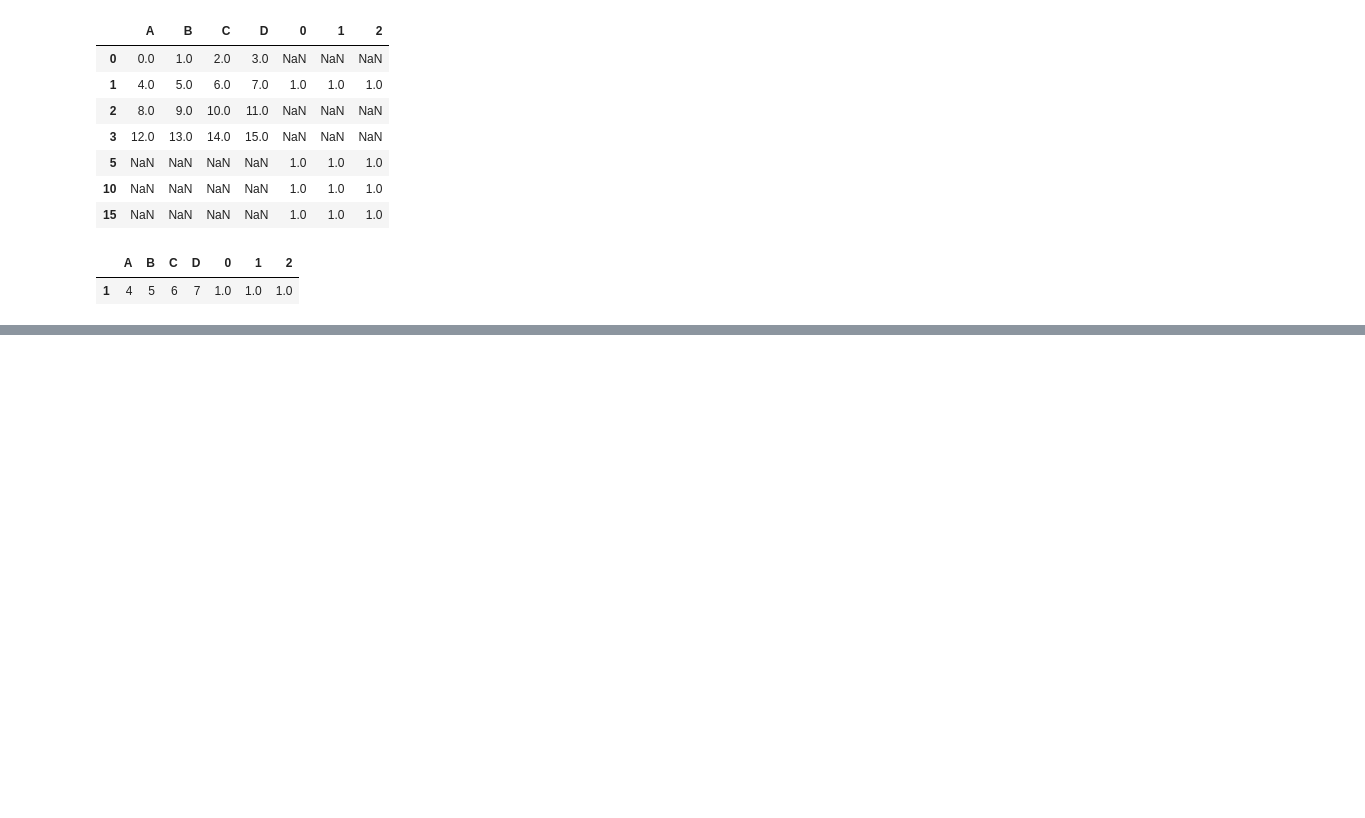
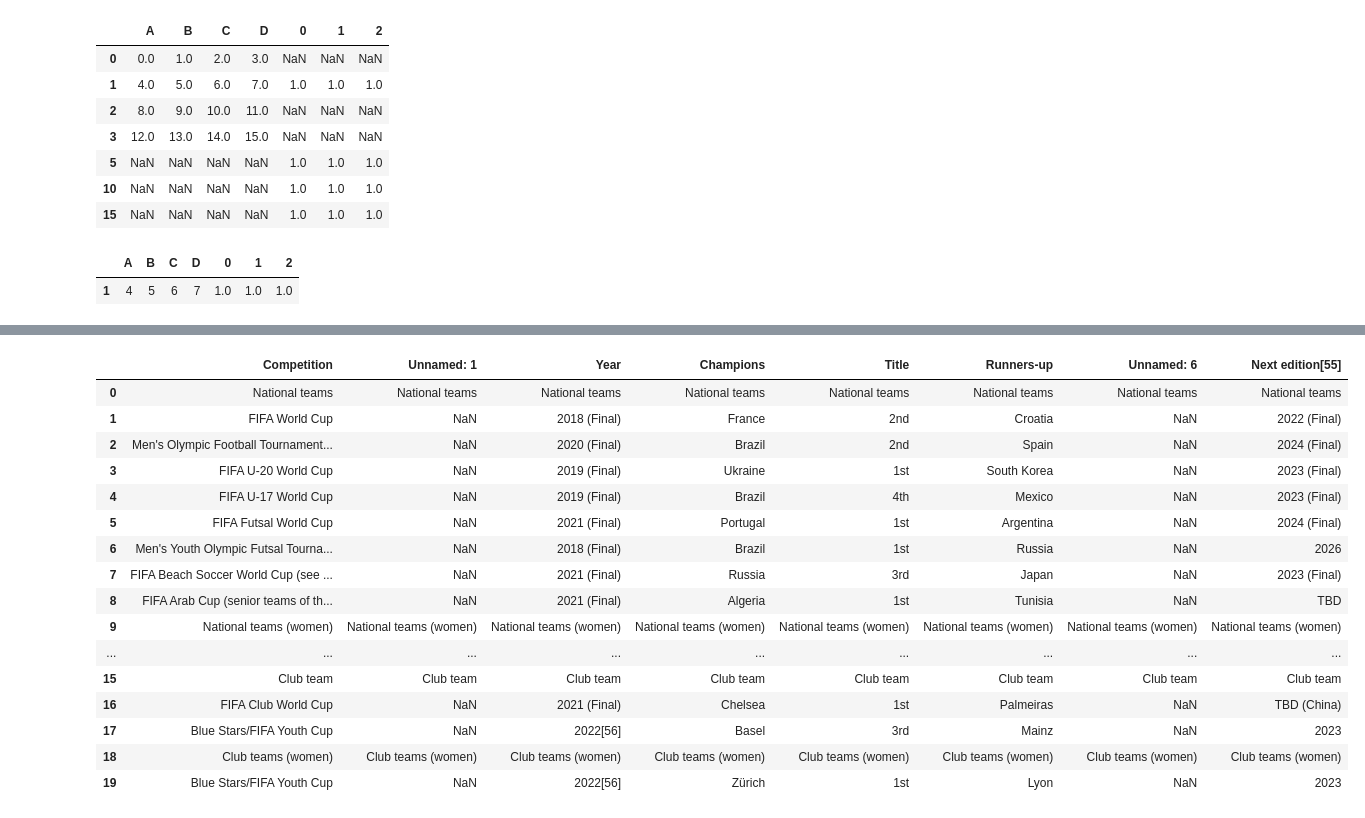
Before and after one commit to PontusGillenang/Databehandling-Pontus-Gillenang, a Jupyter notebook: Code-Along/L3-merging.ipynb, the cells around one changed output, grey strips where cells are left out. Saved outputs shown, nothing was run; the diff lists cells and outputs as text; code cells hidden in the pictures; blank space fills up the shorter version.

```diff
--- a/Code-Along/L3-merging.ipynb
+++ b/Code-Along/L3-merging.ipynb
@@ -134,0 +354,5 @@ pd.concat([df1, df3], axis="columns", join="inner")
+# %%
+title_holders = pd.read_html(
+    "https://en.wikipedia.org/wiki/FIFA", match="Runners-up", header=0
+)[0]
+title_holders.head()
@@ -134,0 +366,20 @@ pd.concat([df1, df3], axis="columns", join="inner")
+# %%
+title_holders
+# %% [output]
+|  | Competition | Unnamed: 1 | Year | Champions | Title | Runners-up | Unnamed: 6 | Next edition[55] |
+| 0 | National teams | National teams | National teams | National teams | National teams | National teams | National teams | National teams |
+| 1 | FIFA World Cup | NaN | 2018 (Final) | France | 2nd | Croatia | NaN | 2022 (Final) |
+| 2 | Men's Olympic Football Tournament... | NaN | 2020 (Final) | Brazil | 2nd | Spain | NaN | 2024 (Final) |
+| 3 | FIFA U-20 World Cup | NaN | 2019 (Final) | Ukraine | 1st | South Korea | NaN | 2023 (Final) |
+| 4 | FIFA U-17 World Cup | NaN | 2019 (Final) | Brazil | 4th | Mexico | NaN | 2023 (Final) |
+| 5 | FIFA Futsal World Cup | NaN | 2021 (Final) | Portugal | 1st | Argentina | NaN | 2024 (Final) |
+| 6 | Men's Youth Olympic Futsal Tourna... | NaN | 2018 (Final) | Brazil | 1st | Russia | NaN | 2026 |
+| 7 | FIFA Beach Soccer World Cup (see ... | NaN | 2021 (Final) | Russia | 3rd | Japan | NaN | 2023 (Final) |
+| 8 | FIFA Arab Cup (senior teams of th... | NaN | 2021 (Final) | Algeria | 1st | Tunisia | NaN | TBD |
+| 9 | National teams (women) | National teams (women) | National teams (women) | National teams (women) | National teams (women) | National teams (women) | National teams (women) | National teams (women) |
+| ... | ... | ... | ... | ... | ... | ... | ... | ... |
+| 15 | Club team | Club team | Club team | Club team | Club team | Club team | Club team | Club team |
+| 16 | FIFA Club World Cup | NaN | 2021 (Final) | Chelsea | 1st | Palmeiras | NaN | TBD (China) |
+| 17 | Blue Stars/FIFA Youth Cup | NaN | 2022[56] | Basel | 3rd | Mainz | NaN | 2023 |
+| 18 | Club teams (women) | Club teams (women) | Club teams (women) | Club teams (women) | Club teams (women) | Club teams (women) | Club teams (women) | Club teams (women) |
+| 19 | Blue Stars/FIFA Youth Cup | NaN | 2022[56] | Zürich | 1st | Lyon | NaN | 2023 |
```
Also changed, not shown: parts of 22 cells of this notebook, 2 other files.
